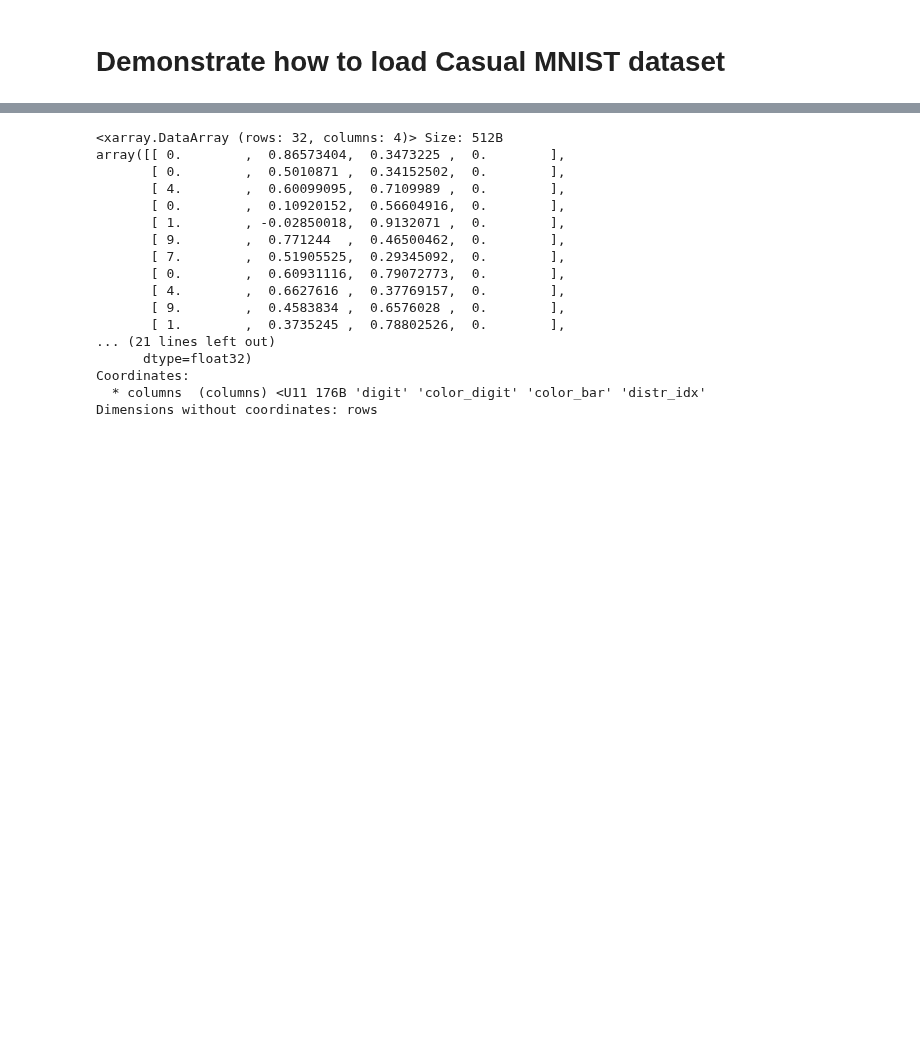
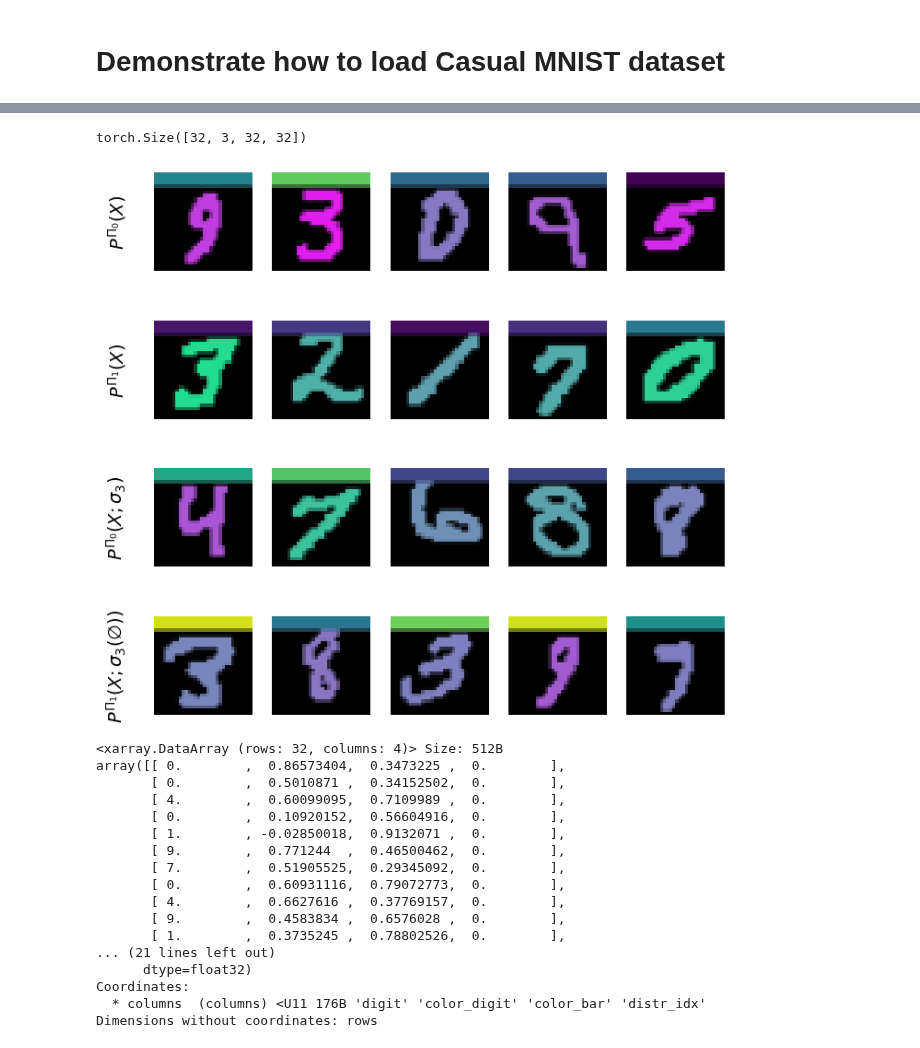
Before and after one commit to adam2392/ciflows, a Jupyter notebook: notebooks/playground/causalmnist.ipynb, the cells around one changed output, grey strips where cells are left out. Cells and saved outputs as stored; diff of their text form; code cells hidden in the pictures; blank space fills up the shorter version.

```diff
--- a/notebooks/playground/causalmnist.ipynb
+++ b/notebooks/playground/causalmnist.ipynb
@@ -34,5 +89,0 @@ data_module.setup()
-# %%
-# sample a batch
-for img, meta_label, target in data_module.train_dataloader():
-    print(img.shape, meta_label.shape, target.shape)
-    break
@@ -82,0 +90,59 @@ plt.show()
+# %%
+data_iter = iter(train_loader)
+
+batch_imgs, distr_idx, targets, meta_labels = next(data_iter)
+print(batch_imgs.shape)
+# %% [output]
+torch.Size([32, 3, 32, 32])
+# %%
+# show images per distribution index
+# Helper function to plot images in a row
+def plot_images(images, title, n_images=5, axes=None):
+    # fig, axes = plt.subplots(1, n_images, figsize=(15, 3))
+    # fig.suptitle(title, fontsize=16)
+    for i, ax in enumerate(axes):
+        if i < len(images):
+            img = images[i].permute(1, 2, 0)  # Change shape from (C, H, W) -> (H, W, C)
+            img = img.clamp(0, 1)  # Ensure pixel values are between 0 and 1
+            ax.imshow(img)
+            # ax.axis("off")
+            # Remove ticks and spines but keep the ylabel
+            ax.tick_params(left=False, bottom=False, labelleft=False, labelbottom=False)
+            ax.spines["top"].set_visible(False)
+            ax.spines["right"].set_visible(False)
+            ax.spines["bottom"].set_visible(False)
+            ax.spines["left"].set_visible(False)
+
+        # Add the y-label only to the leftmost subplot
+        axes[0].set_ylabel(title, fontsize=14, rotation=90, labelpad=20)
+    # plt.show()
+
+
+# Extract images based on distr_idx
+indices_0 = (distr_idx == 0).nonzero(as_tuple=True)[0]
+indices_1 = (distr_idx == 1).nonzero(as_tuple=True)[0]
+indices_2 = (distr_idx == 2).nonzero(as_tuple=True)[0]
+indices_3 = (distr_idx == 3).nonzero(as_tuple=True)[0]
+
+# Get images for each distribution index
+imgs_0 = batch_imgs[indices_0]
+imgs_1 = batch_imgs[indices_1]
+imgs_2 = batch_imgs[indices_2]
+imgs_3 = batch_imgs[indices_3]
+
+sns.set_context("paper", font_scale=1.1)
+fig, axes = plt.subplots(4, 5, figsize=2. * np.array([4, 4]))
+# fig.subplots_adjust(wspace=0)  # Remove spacing between subplots
+
+# fig.suptitle(title, fontsize=16)
+
+# Plot the first few images for each distribution index
+plot_images(imgs_0, r"$P^{\Pi_0}(X)$", n_images=5, axes=axes[0][:])
+plot_images(imgs_1, r"$P^{\Pi_1}(X)$", n_images=5, axes=axes[1][:])
+plot_images(imgs_2, r"$P^{\Pi_0}(X; \sigma_{3})$", n_images=5, axes=axes[2])
+plot_images(imgs_3, r"$P^{\Pi_1}(X; \sigma_{3}(\emptyset))$", n_images=5, axes=axes[3])
+
+# fig.suptitle("Samples from Causal CelebA Dataset", fontsize=16)
+# fig.tight_layout()
+# %% [output]
+[figure, added]
```
Also changed, not shown: parts of 6 cells of this notebook, 7 other files.
